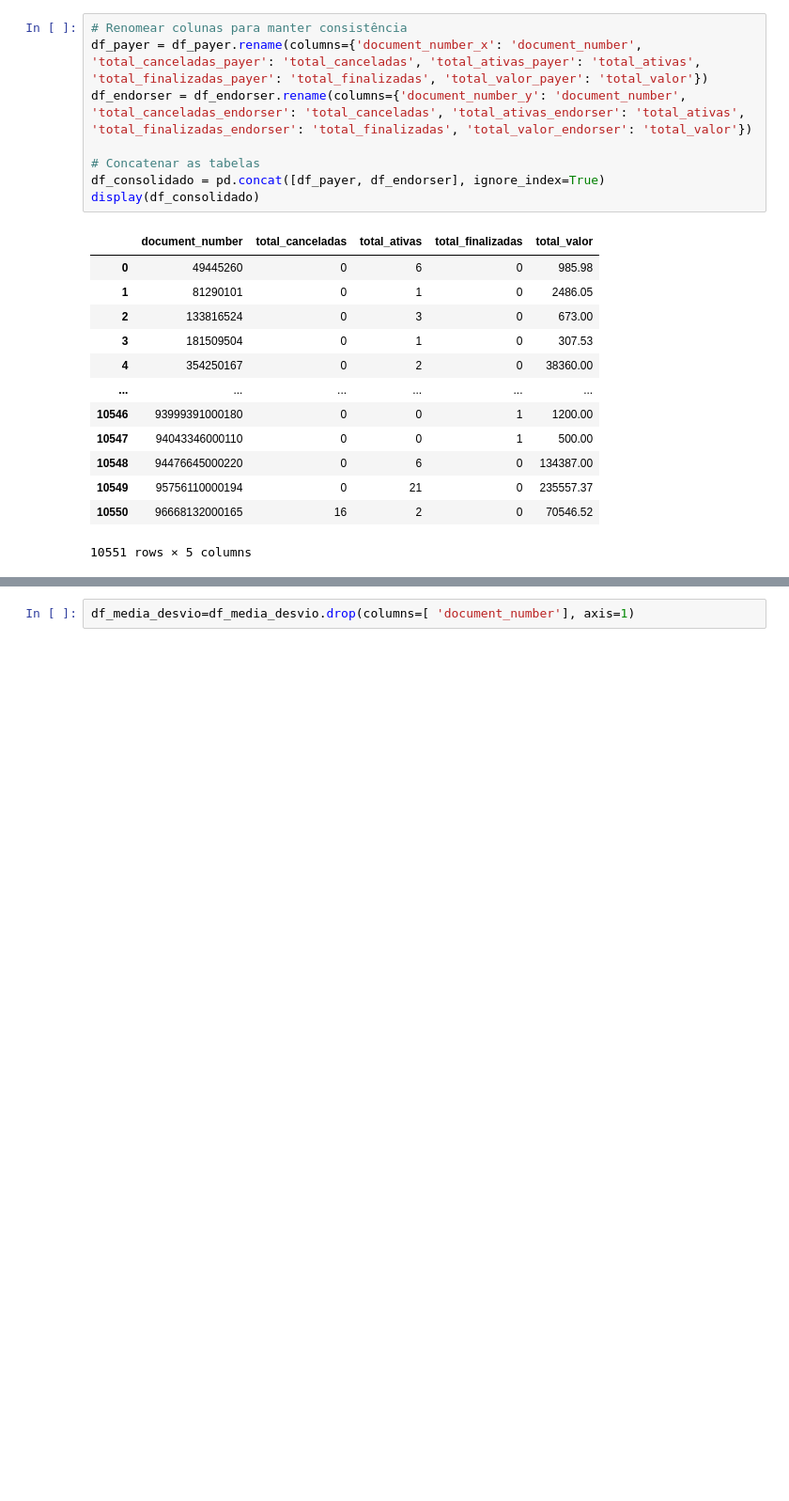
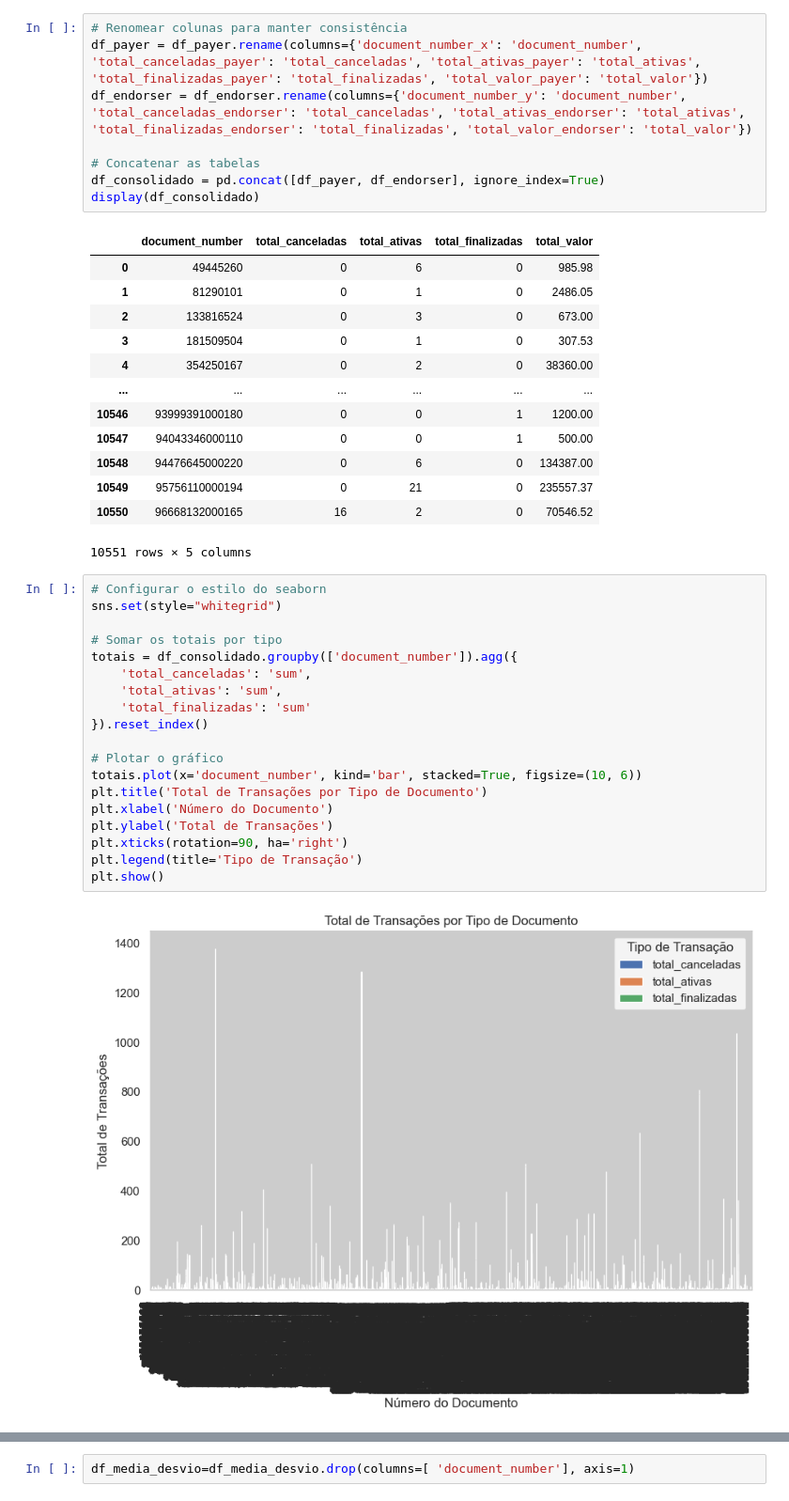
Before and after one commit to B1nary-Devs/SPC-IA2, a Jupyter notebook: src/Score/modelo_score.ipynb, the cells around one changed output, grey strips where cells are left out. Shown: that part at 94% size. Cells and saved outputs as stored; diff of their text form; blank space fills up the shorter version.

```diff
--- a/src/Score/modelo_score.ipynb
+++ b/src/Score/modelo_score.ipynb
@@ -253,6 +253,27 @@ display(df_consolidado)
 | 10549 | 95756110000194 | 0 | 21 | 0 | 235557.37 |
 | 10550 | 96668132000165 | 16 | 2 | 0 | 70546.52 |
 10551 rows × 5 columns
+# %%
+# Configurar o estilo do seaborn
+sns.set(style="whitegrid")
+
+# Somar os totais por tipo
+totais = df_consolidado.groupby(['document_number']).agg({
+    'total_canceladas': 'sum',
+    'total_ativas': 'sum',
+    'total_finalizadas': 'sum'
+}).reset_index()
+
+# Plotar o gráfico
+totais.plot(x='document_number', kind='bar', stacked=True, figsize=(10, 6))
+plt.title('Total de Transações por Tipo de Documento')
+plt.xlabel('Número do Documento')
+plt.ylabel('Total de Transações')
+plt.xticks(rotation=90, ha='right')
+plt.legend(title='Tipo de Transação')
+plt.show()
+# %% [output]
+[figure, added]
 # %%
 df_media_desvio = df_consolidado
 
```
Also changed, not shown: parts of 6 cells of this notebook.
